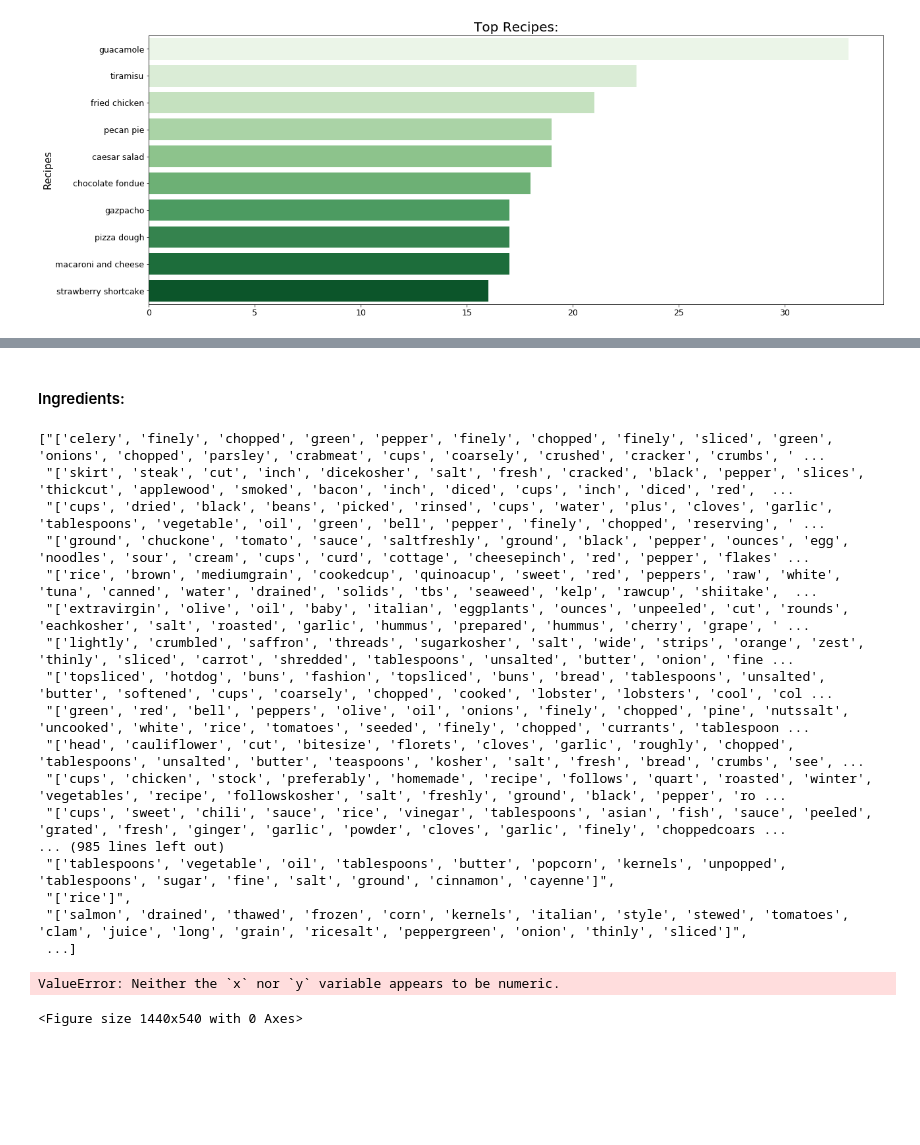
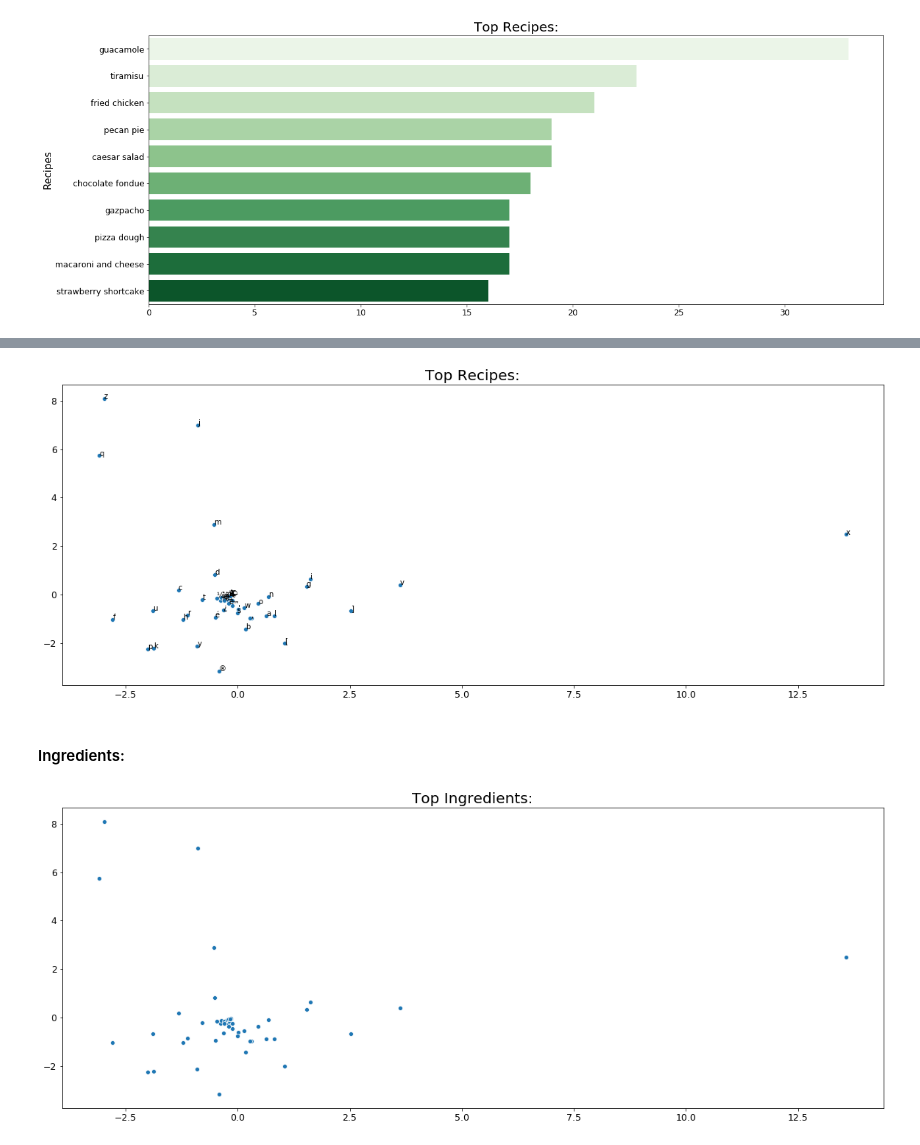
Before and after one commit to CJL89/Recipe_Generator, a Jupyter notebook: Recipe_Creator_Analysis.ipynb, the cells around one changed output, grey strips where cells are left out. Saved outputs shown, nothing was run; the diff lists cells and outputs as text; code cells hidden in the pictures; blank space fills up the shorter version.

```diff
--- a/Recipe_Creator_Analysis.ipynb
+++ b/Recipe_Creator_Analysis.ipynb
@@ -69,25 +94,18 @@ plt.show()
+# %%
+plt.figure(figsize=(20, 7.5))
+sns.scatterplot(result[:, 0], result[:, 1], sizes=(150, 200))
+plt.title('Top Recipes:', size=20)
+plt.xlabel('', size=15)
+plt.ylabel('', size=15)
+plt.xticks(size=12.5)
+plt.yticks(size=12.5)
+
+words = list(model.wv.vocab)
+
+for i, word in enumerate(words):
+	plt.annotate(word, xy=(result[i, 0], result[i, 1]))
+plt.show()
+# %% [output]
+[figure, added]
 # %% [markdown]
 #### Ingredients:
-# %%
-# top_ingredients = df['ingredients'].str.split(' ')
-top_ingredients = [x for x in df['ingredients_vector']]
-# top_ingredients = [x.count for x in top_ingredients]
-top_ingredients
-# %% [output]
-["['celery', 'finely', 'chopped', 'green', 'pepper', 'finely', 'chopped', 'finely', 'sliced', 'green', 'onions', 'chopped', 'parsley', 'crabmeat', 'cups', 'coarsely', 'crushed', 'cracker', 'crumbs', ' ...
- "['skirt', 'steak', 'cut', 'inch', 'dicekosher', 'salt', 'fresh', 'cracked', 'black', 'pepper', 'slices', 'thickcut', 'applewood', 'smoked', 'bacon', 'inch', 'diced', 'cups', 'inch', 'diced', 'red',  ...
- "['cups', 'dried', 'black', 'beans', 'picked', 'rinsed', 'cups', 'water', 'plus', 'cloves', 'garlic', 'tablespoons', 'vegetable', 'oil', 'green', 'bell', 'pepper', 'finely', 'chopped', 'reserving', ' ...
- "['ground', 'chuckone', 'tomato', 'sauce', 'saltfreshly', 'ground', 'black', 'pepper', 'ounces', 'egg', 'noodles', 'sour', 'cream', 'cups', 'curd', 'cottage', 'cheesepinch', 'red', 'pepper', 'flakes' ...
- "['rice', 'brown', 'mediumgrain', 'cookedcup', 'quinoacup', 'sweet', 'red', 'peppers', 'raw', 'white', 'tuna', 'canned', 'water', 'drained', 'solids', 'tbs', 'seaweed', 'kelp', 'rawcup', 'shiitake',  ...
- "['extravirgin', 'olive', 'oil', 'baby', 'italian', 'eggplants', 'ounces', 'unpeeled', 'cut', 'rounds', 'eachkosher', 'salt', 'roasted', 'garlic', 'hummus', 'prepared', 'hummus', 'cherry', 'grape', ' ...
- "['lightly', 'crumbled', 'saffron', 'threads', 'sugarkosher', 'salt', 'wide', 'strips', 'orange', 'zest', 'thinly', 'sliced', 'carrot', 'shredded', 'tablespoons', 'unsalted', 'butter', 'onion', 'fine ...
- "['topsliced', 'hotdog', 'buns', 'fashion', 'topsliced', 'buns', 'bread', 'tablespoons', 'unsalted', 'butter', 'softened', 'cups', 'coarsely', 'chopped', 'cooked', 'lobster', 'lobsters', 'cool', 'col ...
- "['green', 'red', 'bell', 'peppers', 'olive', 'oil', 'onions', 'finely', 'chopped', 'pine', 'nutssalt', 'uncooked', 'white', 'rice', 'tomatoes', 'seeded', 'finely', 'chopped', 'currants', 'tablespoon ...
- "['head', 'cauliflower', 'cut', 'bitesize', 'florets', 'cloves', 'garlic', 'roughly', 'chopped', 'tablespoons', 'unsalted', 'butter', 'teaspoons', 'kosher', 'salt', 'fresh', 'bread', 'crumbs', 'see', ...
- "['cups', 'chicken', 'stock', 'preferably', 'homemade', 'recipe', 'follows', 'quart', 'roasted', 'winter', 'vegetables', 'recipe', 'followskosher', 'salt', 'freshly', 'ground', 'black', 'pepper', 'ro ...
- "['cups', 'sweet', 'chili', 'sauce', 'rice', 'vinegar', 'tablespoons', 'asian', 'fish', 'sauce', 'peeled', 'grated', 'fresh', 'ginger', 'garlic', 'powder', 'cloves', 'garlic', 'finely', 'choppedcoars ...
-... (985 lines left out)
- "['tablespoons', 'vegetable', 'oil', 'tablespoons', 'butter', 'popcorn', 'kernels', 'unpopped', 'tablespoons', 'sugar', 'fine', 'salt', 'ground', 'cinnamon', 'cayenne']",
- "['rice']",
- "['salmon', 'drained', 'thawed', 'frozen', 'corn', 'kernels', 'italian', 'style', 'stewed', 'tomatoes', 'clam', 'juice', 'long', 'grain', 'ricesalt', 'peppergreen', 'onion', 'thinly', 'sliced']",
- ...]
@@ -94,14 +117,13 @@ top_ingredients
 # %%
 plt.figure(figsize=(20, 7.5))
-sns.barplot(x=top_ingredients, y=top_ingredients.index, palette='Reds')
-plt.title('Top Recipes:', size=20)
+sns.scatterplot(result[:, 0], result[:, 1], sizes=(20, 200))
+plt.title('Top Ingredients:', size=20)
 plt.xlabel('', size=15)
-plt.ylabel('Recipes', size=15)
+plt.ylabel('', size=15)
 plt.xticks(size=12.5)
 plt.yticks(size=12.5)
 
-plt.savefig('graphs/top_recipes.png')
+plt.savefig('graphs/top_ingredients_pca.png')
 plt.show()
 # %% [output]
-ValueError: Neither the `x` nor `y` variable appears to be numeric.
-<Figure size 1440x540 with 0 Axes>
+[figure, added]
```
Also changed, not shown: parts of 4 cells of this notebook.
